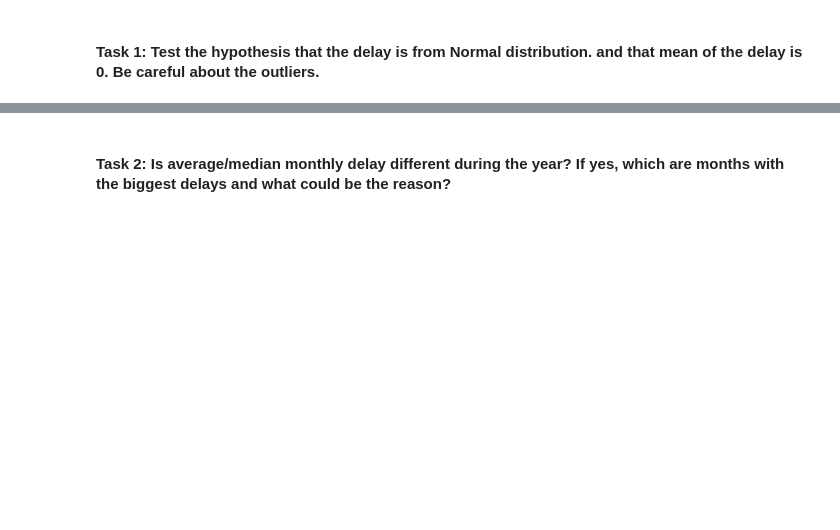
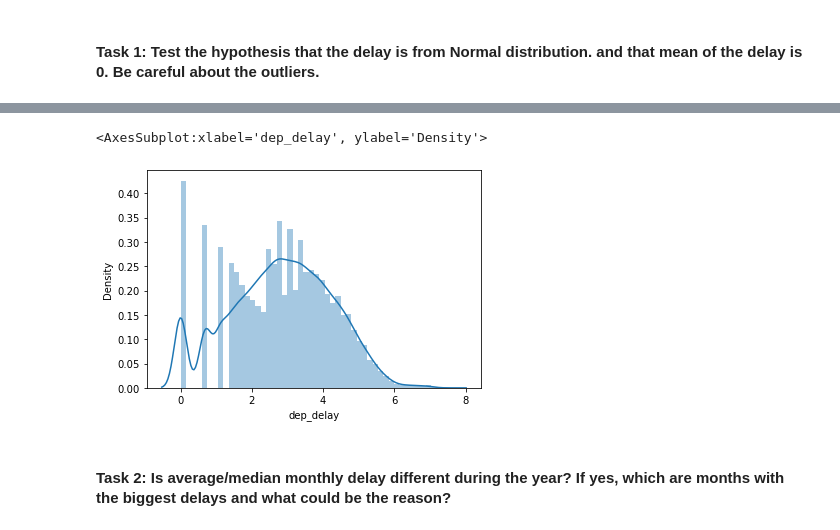
Before and after one commit to georgi3/flight_delay_predictions, a Jupyter notebook: george/exploratory_analysis.ipynb, the cells around one changed output, grey strips where cells are left out. Drawn from its saved outputs; the diff is of its cells as text; code cells hidden in the pictures; blank space fills up the shorter version.

```diff
--- a/george/exploratory_analysis.ipynb
+++ b/george/exploratory_analysis.ipynb
@@ -10,2 +91,7 @@ We shouldn't limit our EDA to these 10 questions. Let's be creative :).
+# %%
+sns.distplot(np.log(delays))
+# %% [output]
+<AxesSubplot:xlabel='dep_delay', ylabel='Density'>
+[figure, added]
 # %% [markdown]
 #### **Task 2**: Is average/median monthly delay different during the year? If yes, which are months with the biggest delays and what could be the reason?
```
Also changed, not shown: parts of 18 cells of this notebook, 1 other file.
